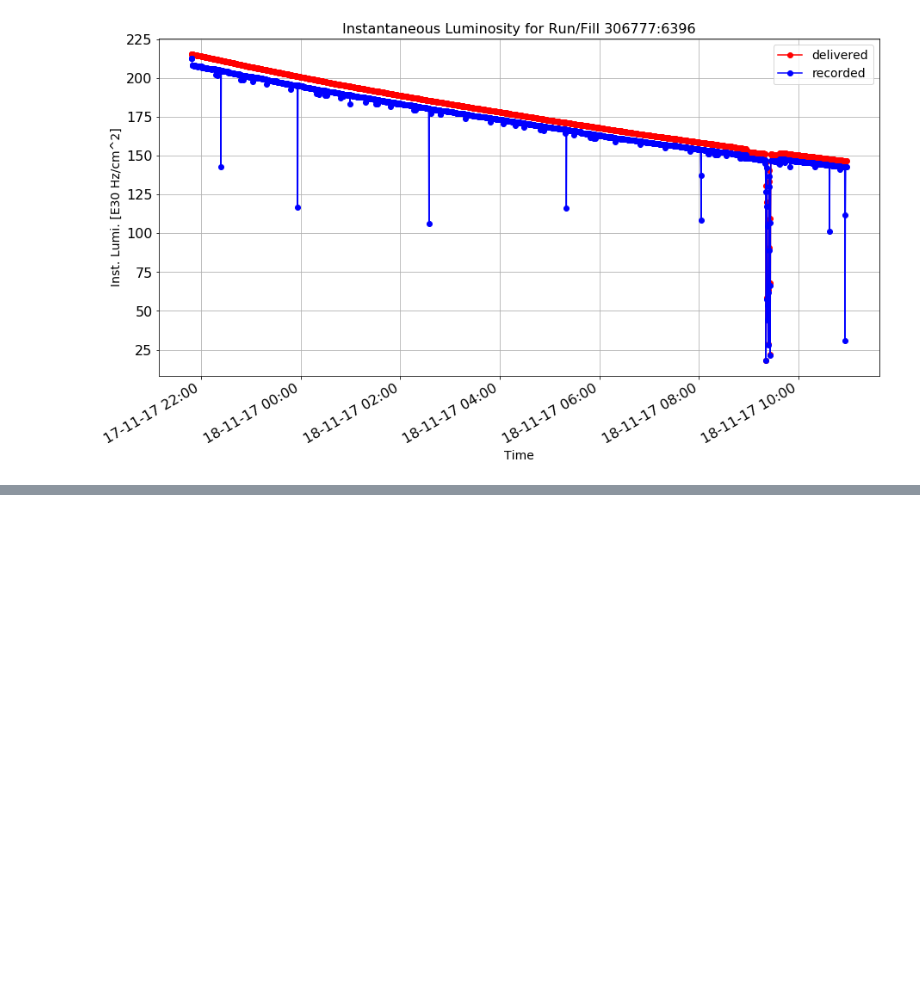
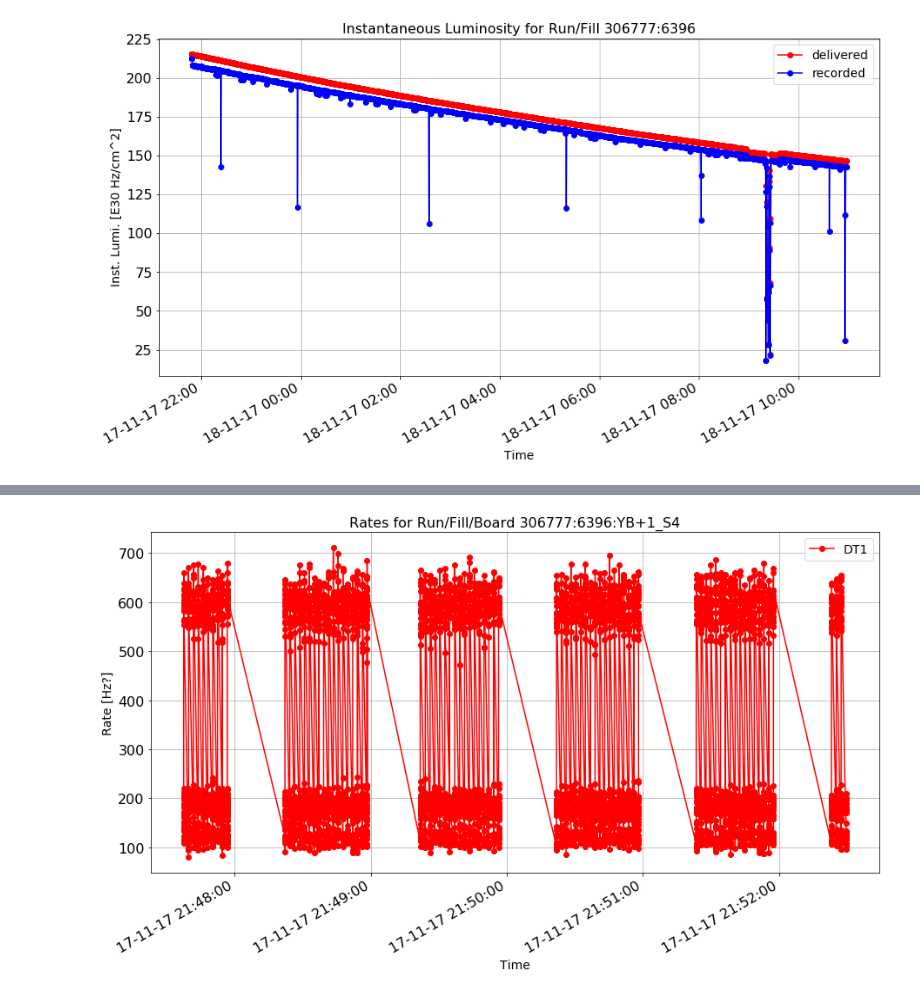
Before and after one commit to merveince92/RPCTriggerRateMonitoringWithML, a Jupyter notebook: inst_lumi_extractor.ipynb, the cells around one changed output, grey strips where cells are left out. Cells and saved outputs as stored; diff of their text form; code cells hidden in the pictures; blank space fills up the shorter version.

```diff
--- a/inst_lumi_extractor.ipynb
+++ b/inst_lumi_extractor.ipynb
@@ -26,7 +26,7 @@ matplotlib.rcParams["legend.fontsize"] = 14
 # %%
 lumi_directory = data_directory = "./lumi"
 # %%
-int_lumi = pd.read_csv(("%s/minkia.csv" % lumi_directory),
+int_lumi = pd.read_csv(("%s/int_lumi.csv" % lumi_directory),
            names=["run:fill", "ls", "time", "beamstatus", "energy", "delivered", "recorded", "avgpu", "source"])
 
 int_lumi2 = pd.read_csv(("%s/lumi_per_ls.csv" % lumi_directory),
@@ -190 +159,5 @@ newdf = transform(int_lumi3["bx"])
+# %%
+rates_directory = "./rates"
+df_rates = pd.read_csv(("%s/dt_rates.csv" % rates_directory),
+           names=["run", "time", "board", "RPC1", "RPC2", "RPC3", "RPC4", "DT1", "DT2", "DT3", "DT4", "DT5"])
 # %%
@@ -209,0 +227,23 @@ print newdf
+# %%
+def plot_rate(df, x_val, y_val, z_val, title):
+    df_temp = df.copy()
+    df_temp[df_temp.board == 'YB+1_S4']
+    print df_temp
+    import datetime
+    import matplotlib.dates as mdates
+    fig, ax = plt.subplots()
+    plt.xlabel("Time")
+    plt.ylabel("Rate [Hz?]")
+    ax.xaxis_date()
+    xfmt = mdates.DateFormatter('%d-%m-%y %H:%M:%S')
+    ax.xaxis.set_major_formatter(xfmt)
+    ax.grid()
+    fig.autofmt_xdate()
+    plt.plot(df[x_val], df[y_val], 'ro-')
+    plt.title(title)
+    plt.legend(loc="best")
+    plt.show();
+
+
+plot_rate(df_rates, "time", "DT1", "YB+1_S4", "Rates for Run/Fill/Board "+int_lumi["run:fill"][2]+":YB+1_S4")
+# %% [output]
@@ -209,0 +267 @@ print newdf
+[figure, added]
```
Also changed, not shown: parts of 14 cells of this notebook, 1 other file.
